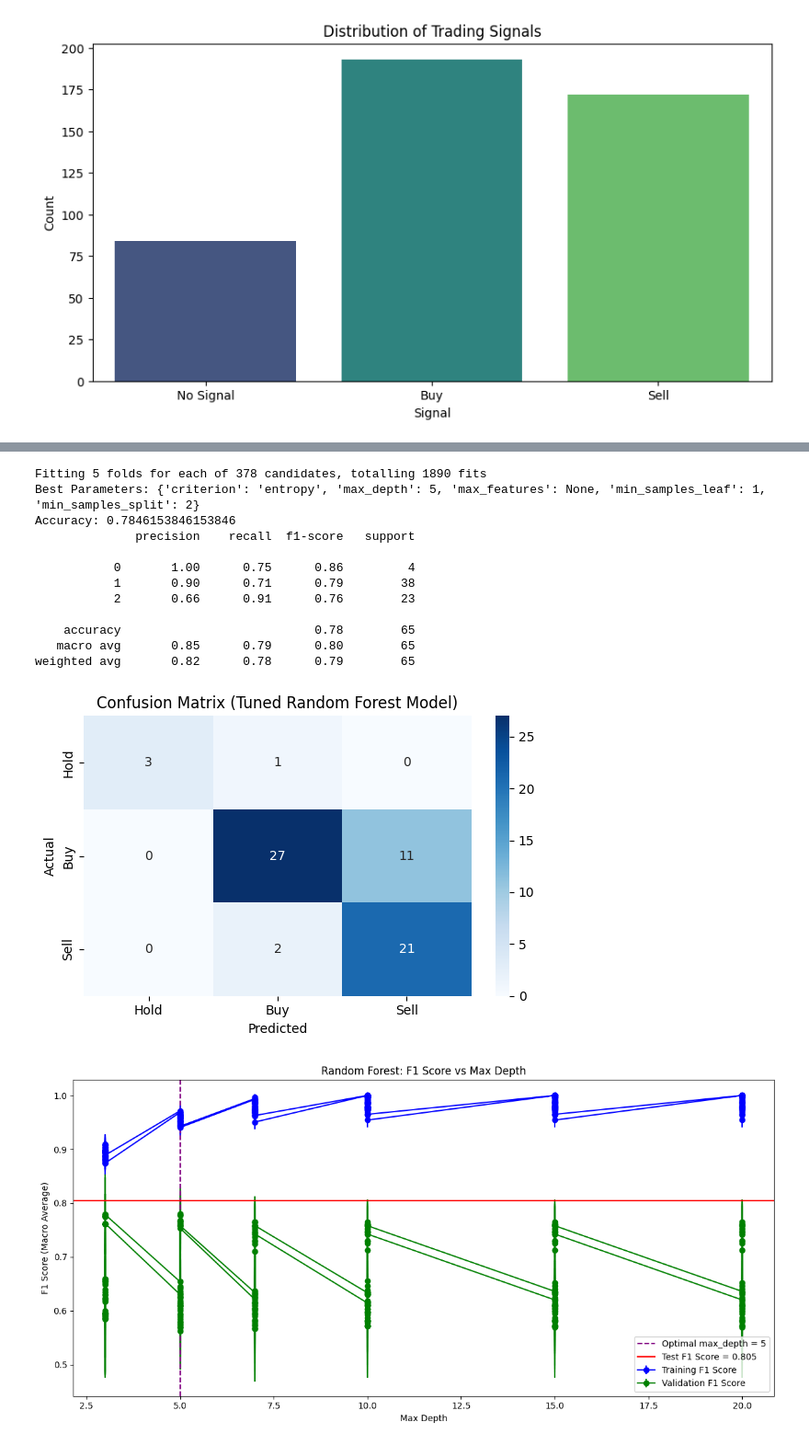
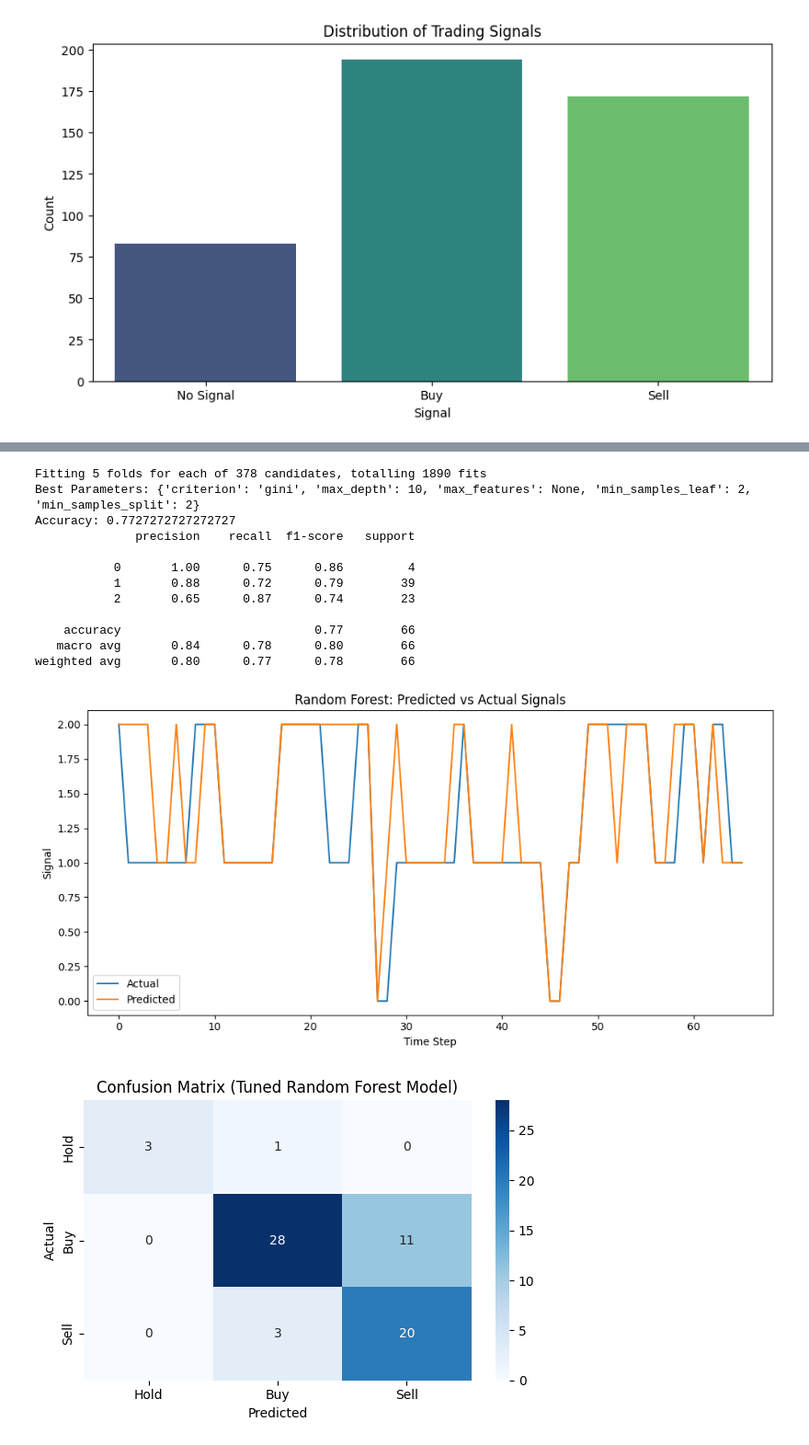
Before and after one commit to Clarkson-Applied-Data-Science/2025_ia651_ayele_ayele, a Jupyter notebook: FinalProject.ipynb, the cells around one changed output, grey strips where cells are left out. Shown at 92% size. Cells and saved outputs as stored; diff of their text form; code cells hidden in the pictures.

```diff
--- a/FinalProject.ipynb
+++ b/FinalProject.ipynb
@@ -581,15 +530,12 @@ Test MSE: 0.3692
 
 #Classification with Random Forest
 
-from sklearn.metrics import make_scorer
-
-
 param_grid = {
-    'max_depth': [3, 5, 7, 10, 15, 20, None],  # explore both shallow and deep trees
+    'max_depth': [3, 5, 7, 10, 15, 20, None],
     'min_samples_split': [2, 5, 10],
     'min_samples_leaf': [1, 2, 4],
-    'max_features': ['sqrt', 'log2', None],   # useful for RandomForest; skip for DecisionTree
-    'criterion': ['gini', 'entropy']          # or 'log_loss' if using class probabilities
+    'max_features': ['sqrt', 'log2', None],
+    'criterion': ['gini', 'entropy']
 }
 
 f1_macro = make_scorer(f1_score, average='macro')
@@ -603,78 +549,68 @@ grid_search = GridSearchCV(
     n_jobs=-1,
     verbose=1
 )
-# Fit on training data
+
 grid_search.fit(X_train_resampled, y_train_resampled)
 
-# Best model
 best_model = grid_search.best_estimator_
-
-# Predictions
 y_pred = best_model.predict(X_test)
 
-# Evaluation
 print("Best Parameters:", grid_search.best_params_)
 print("Accuracy:", accuracy_score(y_test, y_pred))
 print(classification_report(y_test, y_pred))
 
-# Confusion Matrix
+plt.figure(figsize=(10, 5))
+plt.plot(y_test.values, label='Actual',)
+plt.plot(y_pred, label='Predicted',)
+plt.title("Random Forest: Predicted vs Actual Signals")
+plt.xlabel("Time Step")
+plt.ylabel("Signal")
+plt.legend()
+plt.tight_layout()
+plt.show()
+
 cm = confusion_matrix(y_test, y_pred)
 plt.figure(figsize=(6, 4))
 sns.heatmap(
     cm,
     annot=True,
     fmt="d",
     cmap="Blues",
     xticklabels=["Hold", "Buy", "Sell"],
     yticklabels=["Hold", "Buy", "Sell"],
 )
 plt.xlabel("Predicted")
 plt.ylabel("Actual")
 plt.title("Confusion Matrix (Tuned Random Forest Model)")
 plt.tight_layout()
 plt.show()
 
 results = grid_search.cv_results_
 
 depths = results['param_max_depth'].data
 mean_train_f1 = results['mean_train_score']
 std_train_f1 = results['std_train_score']
 mean_test_f1 = results['mean_test_score']
 std_test_f1 = results['std_test_score']
 
-# Final model test F1 score
 optimal_depth = grid_search.best_params_['max_depth']
 y_pred_test = grid_search.best_estimator_.predict(X_test)
 test_f1 = f1_score(y_test, y_pred_test, average='macro')
-
-# Plot
-plt.figure(figsize=(12, 6))
-plt.errorbar(depths, mean_train_f1, yerr=std_train_f1, fmt='-o', color='blue', label='Training F1 Score')
-plt.errorbar(depths, mean_test_f1, yerr=std_test_f1, fmt='-o', color='green', label='Validation F1 Score')
-plt.axvline(optimal_depth, color='purple', linestyle='--', label=f'Optimal max_depth = {optimal_depth}')
-plt.axhline(test_f1, color='red', linestyle='-', label=f'Test F1 Score = {test_f1:.3f}')
-
-plt.xlabel('Max Depth')
-plt.ylabel('F1 Score (Macro Average)')
-plt.title('Random Forest: F1 Score vs Max Depth')
-plt.legend()
-plt.tight_layout()
-plt.show()
 # %% [output]
 Fitting 5 folds for each of 378 candidates, totalling 1890 fits
-Best Parameters: {'criterion': 'entropy', 'max_depth': 5, 'max_features': None, 'min_samples_leaf': 1, 'min_samples_split': 2}
-Accuracy: 0.7846153846153846
+Best Parameters: {'criterion': 'gini', 'max_depth': 10, 'max_features': None, 'min_samples_leaf': 2, 'min_samples_split': 2}
+Accuracy: 0.7727272727272727
               precision    recall  f1-score   support
 
            0       1.00      0.75      0.86         4
-           1       0.90      0.71      0.79        38
-           2       0.66      0.91      0.76        23
+           1       0.88      0.72      0.79        39
+           2       0.65      0.87      0.74        23
 
-    accuracy                           0.78        65
-   macro avg       0.85      0.79      0.80        65
-weighted avg       0.82      0.78      0.79        65
+    accuracy                           0.77        66
+   macro avg       0.84      0.78      0.80        66
+weighted avg       0.80      0.77      0.78        66
-[figure, old version]
+[figure, new version]
-[figure, old version]
+[figure, new version]
 # %%
 
 
```
Also changed, not shown: parts of 8 cells of this notebook.
